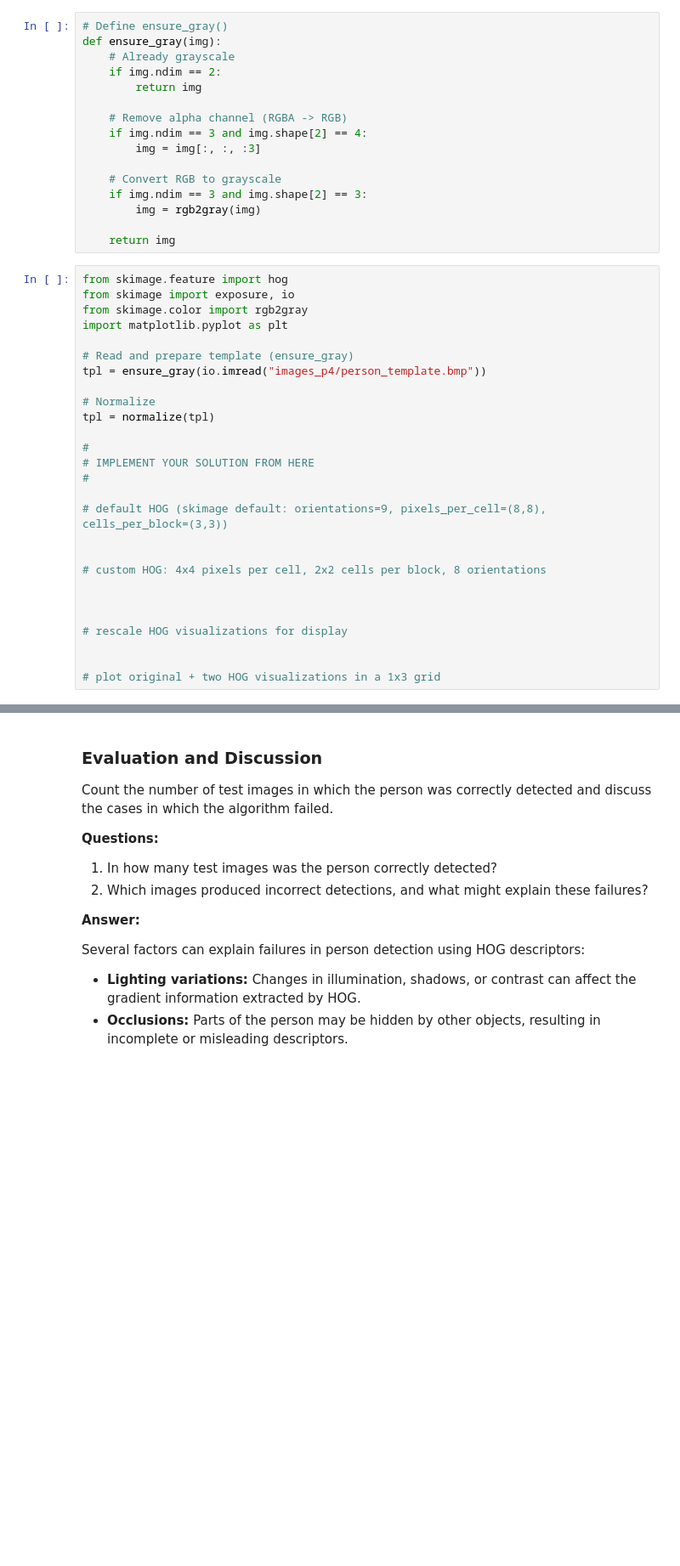
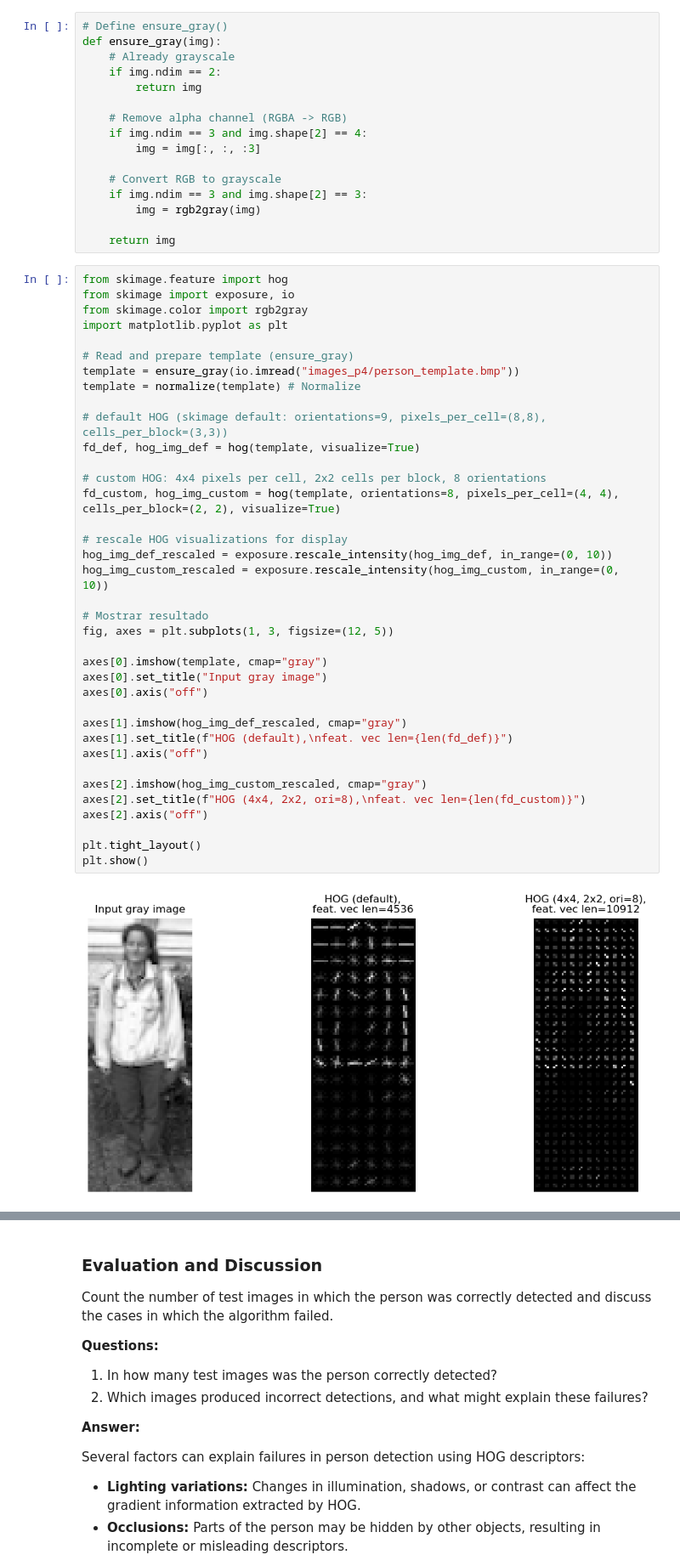
Before and after one commit to TonMartin777/Artificial-Vision, a Jupyter notebook: P4/2026_ComputerVision_P4.ipynb, the cells around one changed output, grey strips where cells are left out. Shown at 85% size. Drawn from its saved outputs; the diff is of its cells as text; blank space fills up the shorter version.

Commit message:
HOG Image descriptor  hecho

```diff
--- a/P4/2026_ComputerVision_P4.ipynb
+++ b/P4/2026_ComputerVision_P4.ipynb
@@ -88,30 +88,42 @@ def ensure_gray(img):
 # %%
 from skimage.feature import hog
 from skimage import exposure, io
 from skimage.color import rgb2gray
 import matplotlib.pyplot as plt
 
 # Read and prepare template (ensure_gray)
-tpl = ensure_gray(io.imread("images_p4/person_template.bmp"))
-
-# Normalize
-tpl = normalize(tpl)
-
-#
-# IMPLEMENT YOUR SOLUTION FROM HERE
-#
+template = ensure_gray(io.imread("images_p4/person_template.bmp"))
+template = normalize(template) # Normalize
 
 # default HOG (skimage default: orientations=9, pixels_per_cell=(8,8), cells_per_block=(3,3))
-
+fd_def, hog_img_def = hog(template, visualize=True)
 
 # custom HOG: 4x4 pixels per cell, 2x2 cells per block, 8 orientations
-
-
+fd_custom, hog_img_custom = hog(template, orientations=8, pixels_per_cell=(4, 4), cells_per_block=(2, 2), visualize=True)
 
 # rescale HOG visualizations for display
+hog_img_def_rescaled = exposure.rescale_intensity(hog_img_def, in_range=(0, 10))
+hog_img_custom_rescaled = exposure.rescale_intensity(hog_img_custom, in_range=(0, 10))
 
+# Mostrar resultado
+fig, axes = plt.subplots(1, 3, figsize=(12, 5))
 
-# plot original + two HOG visualizations in a 1x3 grid
+axes[0].imshow(template, cmap="gray")
+axes[0].set_title("Input gray image")
+axes[0].axis("off")
+
+axes[1].imshow(hog_img_def_rescaled, cmap="gray")
+axes[1].set_title(f"HOG (default),\nfeat. vec len={len(fd_def)}")
+axes[1].axis("off")
+
+axes[2].imshow(hog_img_custom_rescaled, cmap="gray")
+axes[2].set_title(f"HOG (4x4, 2x2, ori=8),\nfeat. vec len={len(fd_custom)}")
+axes[2].axis("off")
+
+plt.tight_layout()
+plt.show()
+# %% [output]
+[figure, added]
 # %% [markdown]
 ### Exercise 2: Person Detection Using HOG Descriptors
 
```
Also changed, not shown: parts of 3 cells of this notebook.
